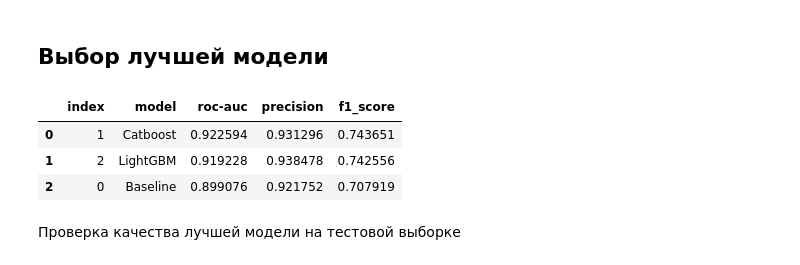
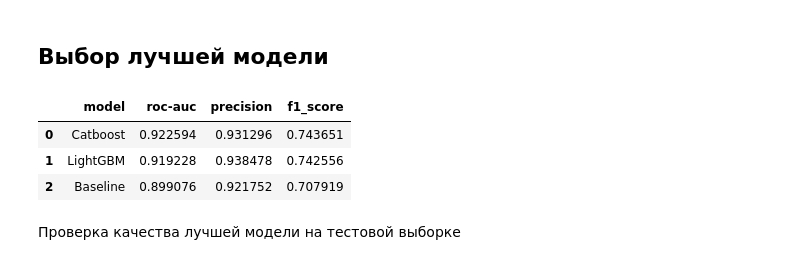
Before and after one commit to denis-42ds/classification_of_payment_requests, a Jupyter notebook: classification_of_payment_requests.ipynb, the cells around one changed output. Drawn from its saved outputs; the diff is of its cells as text; code cells hidden in the pictures.

```diff
--- a/classification_of_payment_requests.ipynb
+++ b/classification_of_payment_requests.ipynb
@@ -1199,5 +1186,0 @@ memory usage: 37.1+ MB
-# %%
-order_id = df['id']
-y = df['fact_of_payment']
-X = df.drop(['id', 'fact_of_payment'], axis=1)
-X.shape, y.shape
@@ -1236,0 +1231,2 @@ X_train.shape, X_valid.shape, X_test.shape, y_train.shape, y_valid.shape, y_test
+# %%
+X_train, X_valid, X_test, y_train, y_valid, y_test = data_preparation(df)
@@ -1278,0 +1307,8 @@ F1 на валидационной выборке: 0.71
+# %%
+roc_auc_baseline, precision_baseline, f1_baseline, baseline = (
+    modeling_pipeline('Baseline',
+                      X_train,
+                      y_train,
+                      X_valid,
+                      y_valid)
+    )
@@ -1393,0 +1354,8 @@ F1 на валидационной выборке: 0.74
+# %%
+roc_auc_lgb, precision_lgb, f1_lgb, lgbm = (
+    modeling_pipeline('LightGBM',
+                      X_train,
+                      y_train,
+                      X_valid,
+                      y_valid)
+    )
@@ -1396,17 +1385,20 @@ F1 на валидационной выборке: 0.74
 # %%
 dict_sum = {'Baseline': [roc_auc_baseline, precision_baseline, f1_baseline],
             'Catboost': [roc_auc_cb, precision_cb, f1_cb],
             'LightGBM': [roc_auc_lgb, precision_lgb, f1_lgb]}
 summary_data = (pd.DataFrame.from_dict(dict_sum, orient='index',
-                                       columns=["roc-auc", "precision", "f1_score"]).reset_index()
+                                       columns=["roc-auc",
+                                                "precision",
+                                                "f1_score"])
+                                       .reset_index()
                                        .rename(columns={'index': 'model'})
                                        )
-summary_data.sort_values('roc-auc', ascending=False).reset_index()
+summary_data.sort_values('roc-auc', ascending=False).reset_index(drop=True)
 # %% [output]
-|  | index | model | roc-auc | precision | f1_score |
-| 0 | 1 | Catboost | 0.922594 | 0.931296 | 0.743651 |
-| 1 | 2 | LightGBM | 0.919228 | 0.938478 | 0.742556 |
-| 2 | 0 | Baseline | 0.899076 | 0.921752 | 0.707919 |
+|  | model | roc-auc | precision | f1_score |
+| 0 | Catboost | 0.922594 | 0.931296 | 0.743651 |
+| 1 | LightGBM | 0.919228 | 0.938478 | 0.742556 |
+| 2 | Baseline | 0.899076 | 0.921752 | 0.707919 |
 # %% [markdown]
 Проверка качества лучшей модели на тестовой выборке
 # %%
```
Also changed, not shown: parts of 31 cells of this notebook.
